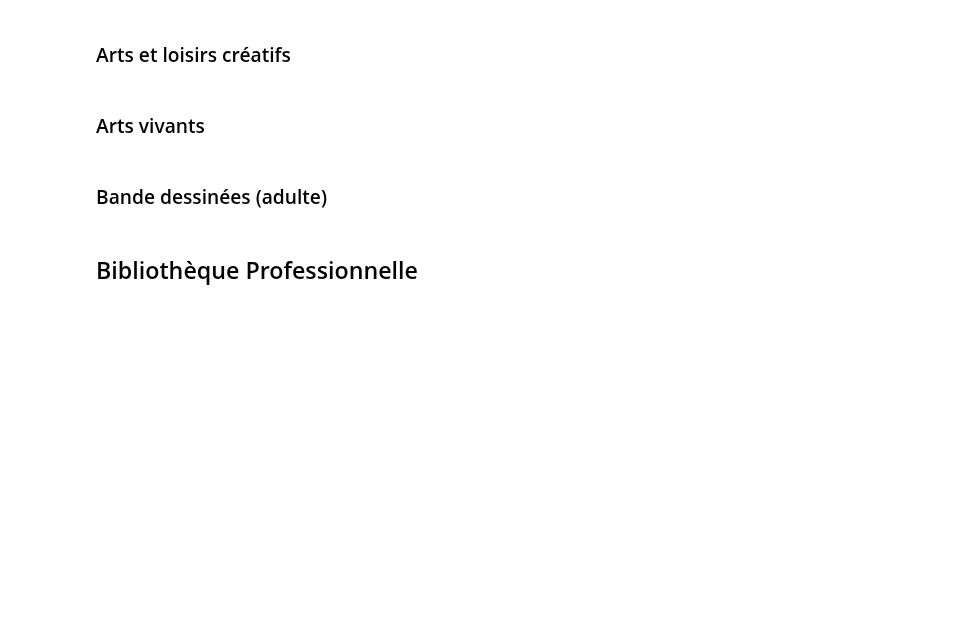
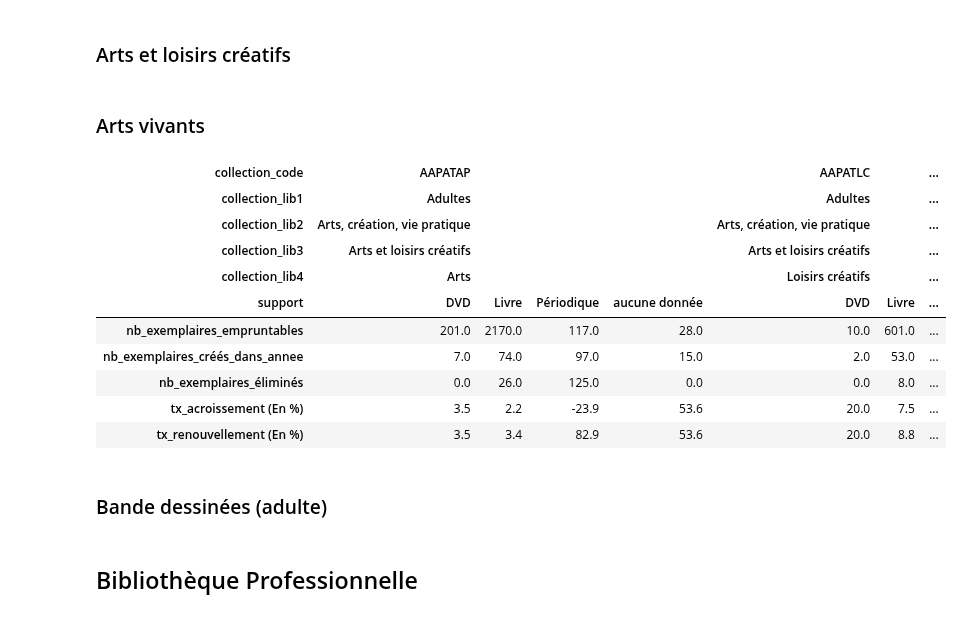
Before and after one commit to medrbx/kibini2, a Jupyter notebook: kibini/adm_fiches_poldoc.ipynb, the cells around one changed output. Drawn from its saved outputs; the diff is of its cells as text; code cells hidden in the pictures; blank space fills up the shorter version.

```diff
--- a/kibini/adm_fiches_poldoc.ipynb
+++ b/kibini/adm_fiches_poldoc.ipynb
@@ -273,6 +292,20 @@ tab3 = Add_ColonnesTableau3(df=df_med,
 tab4 = Add_ColonneTableau4(df=df_med,collection_level=3,collection_lib=['Arts vivants'])
 
 Save_DataFrames(df1=tab1,df2=tab2,df3=tab3,df4=tab4,secteur='Adultes',collection_filename='ArtsVivants')
+# %%
+tab1
+# %% [output]
+| collection_code | AAPATAP |  |  |  | AAPATLC |  | ... |
+| collection_lib1 | Adultes |  |  |  | Adultes |  | ... |
+| collection_lib2 | Arts, création, vie pratique |  |  |  | Arts, création, vie pratique |  | ... |
+| collection_lib3 | Arts et loisirs créatifs |  |  |  | Arts et loisirs créatifs |  | ... |
+| collection_lib4 | Arts |  |  |  | Loisirs créatifs |  | ... |
+| support | DVD | Livre | Périodique | aucune donnée | DVD | Livre | ... |
+| nb_exemplaires_empruntables | 201.0 | 2170.0 | 117.0 | 28.0 | 10.0 | 601.0 | ... |
+| nb_exemplaires_créés_dans_annee | 7.0 | 74.0 | 97.0 | 15.0 | 2.0 | 53.0 | ... |
+| nb_exemplaires_éliminés | 0.0 | 26.0 | 125.0 | 0.0 | 0.0 | 8.0 | ... |
+| tx_acroissement (En %) | 3.5 | 2.2 | -23.9 | 53.6 | 20.0 | 7.5 | ... |
+| tx_renouvellement (En %) | 3.5 | 3.4 | 82.9 | 53.6 | 20.0 | 8.8 | ... |
 # %% [markdown]
 ### Bande dessinées (adulte)
 # %%
```
Also changed, not shown: parts of 3 cells of this notebook, 4 other files.
